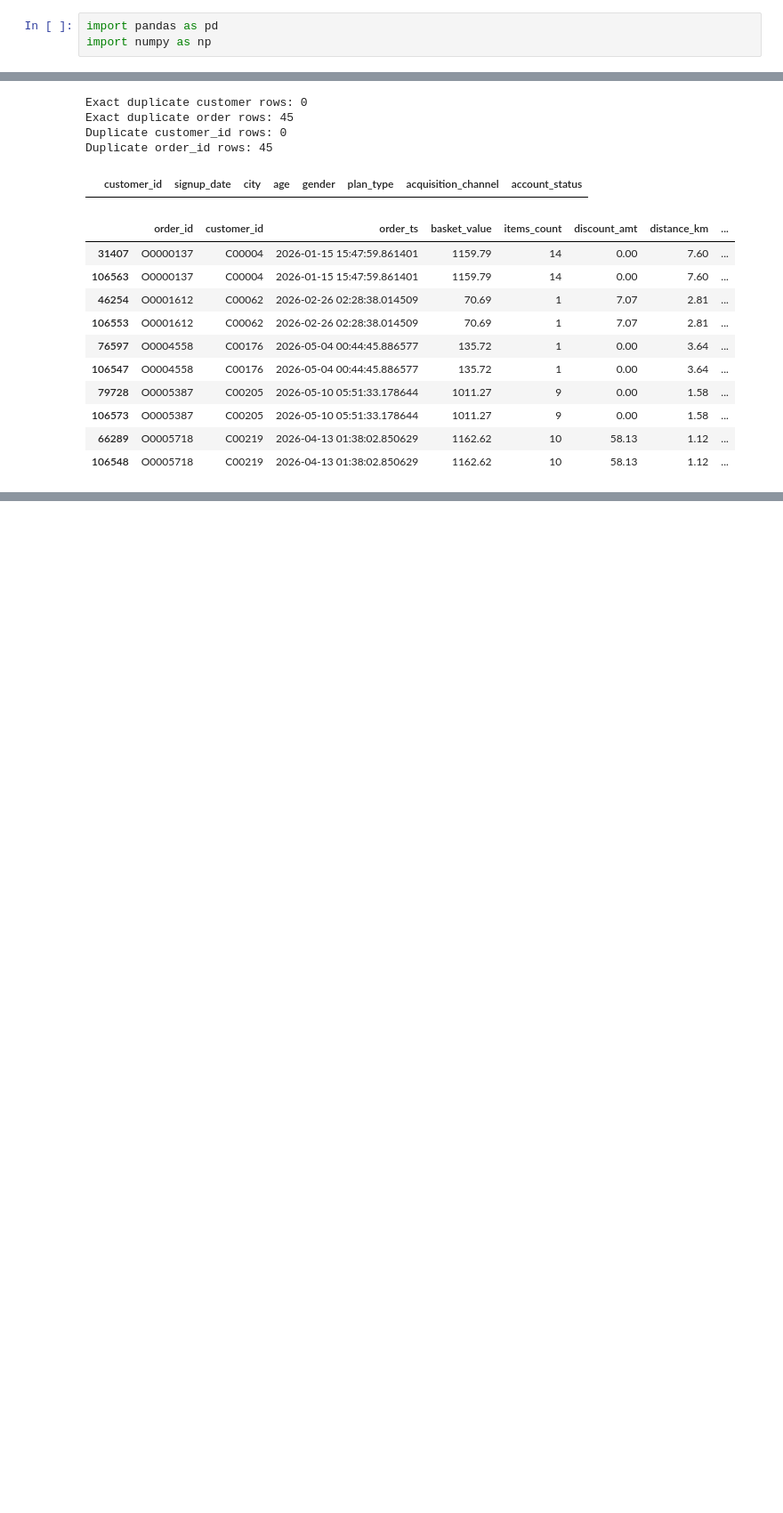
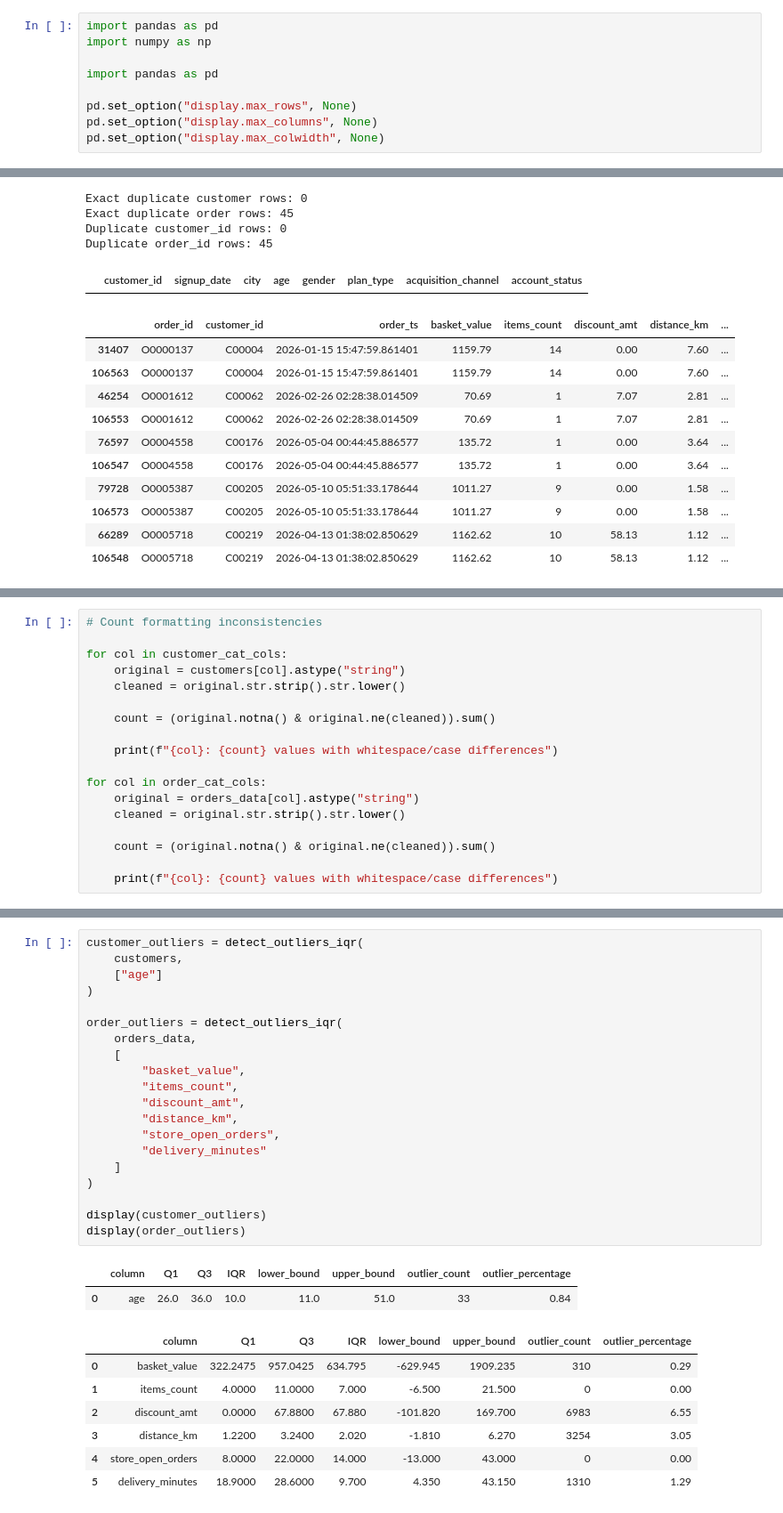
Before and after one commit to chauhankeval33/QuickCart, a Jupyter notebook: notebooks/01_eda.ipynb, the cells around one changed output, grey strips where cells are left out. Shown at 89% size. Cells and saved outputs as stored; diff of their text form; blank space fills up the shorter version.

```diff
--- a/notebooks/01_eda.ipynb
+++ b/notebooks/01_eda.ipynb
@@ -3,6 +3,12 @@
 # %%
 import pandas as pd
 import numpy as np
+
+import pandas as pd
+
+pd.set_option("display.max_rows", None)
+pd.set_option("display.max_columns", None)
+pd.set_option("display.max_colwidth", None)
 # %%
 
 customers = pd.read_csv("C:\\Users\\lakshraj computer\\Downloads\\QuickCart_Assessment_Keval_Chauhan\\quickcart_data\\customers.csv")
@@ -137,0 +271,18 @@ Duplicate order_id rows: 45
+# %%
+# Count formatting inconsistencies
+
+for col in customer_cat_cols:
+    original = customers[col].astype("string")
+    cleaned = original.str.strip().str.lower()
+
+    count = (original.notna() & original.ne(cleaned)).sum()
+
+    print(f"{col}: {count} values with whitespace/case differences")
+
+for col in order_cat_cols:
+    original = orders_data[col].astype("string")
+    cleaned = original.str.strip().str.lower()
+
+    count = (original.notna() & original.ne(cleaned)).sum()
+
+    print(f"{col}: {count} values with whitespace/case differences")
@@ -137,0 +332,30 @@ Duplicate order_id rows: 45
+# %%
+customer_outliers = detect_outliers_iqr(
+    customers,
+    ["age"]
+)
+
+order_outliers = detect_outliers_iqr(
+    orders_data,
+    [
+        "basket_value",
+        "items_count",
+        "discount_amt",
+        "distance_km",
+        "store_open_orders",
+        "delivery_minutes"
+    ]
+)
+
+display(customer_outliers)
+display(order_outliers)
+# %% [output]
+|  | column | Q1 | Q3 | IQR | lower_bound | upper_bound | outlier_count | outlier_percentage |
+| 0 | age | 26.0 | 36.0 | 10.0 | 11.0 | 51.0 | 33 | 0.84 |
+|  | column | Q1 | Q3 | IQR | lower_bound | upper_bound | outlier_count | outlier_percentage |
+| 0 | basket_value | 322.2475 | 957.0425 | 634.795 | -629.945 | 1909.235 | 310 | 0.29 |
+| 1 | items_count | 4.0000 | 11.0000 | 7.000 | -6.500 | 21.500 | 0 | 0.00 |
+| 2 | discount_amt | 0.0000 | 67.8800 | 67.880 | -101.820 | 169.700 | 6983 | 6.55 |
+| 3 | distance_km | 1.2200 | 3.2400 | 2.020 | -1.810 | 6.270 | 3254 | 3.05 |
+| 4 | store_open_orders | 8.0000 | 22.0000 | 14.000 | -13.000 | 43.000 | 0 | 0.00 |
+| 5 | delivery_minutes | 18.9000 | 28.6000 | 9.700 | 4.350 | 43.150 | 1310 | 1.29 |
```
Also changed, not shown: parts of 12 cells of this notebook.
